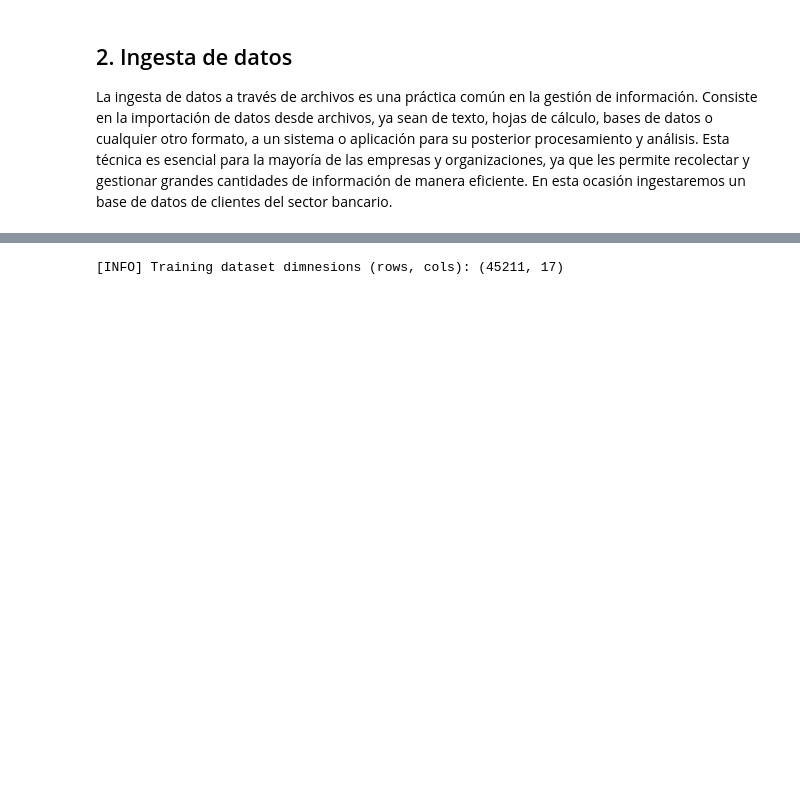
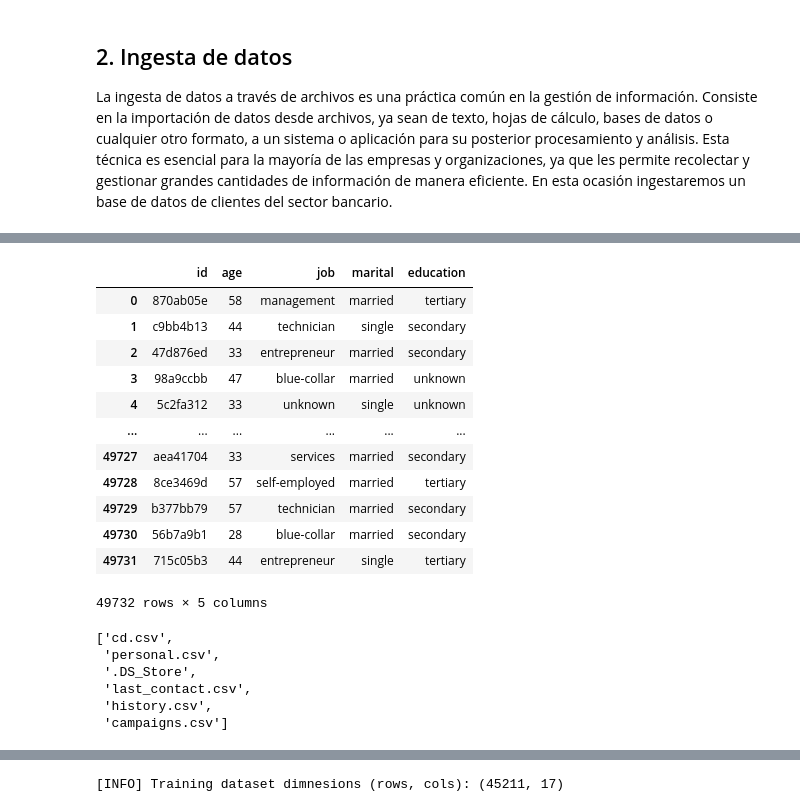
Before and after one commit to joefavergel/pbs-enae-python-beginners-course, a Jupyter notebook: 5-python-data-engineering.ipynb, the cells around one changed output, grey strips where cells are left out. Saved outputs shown, nothing was run; the diff lists cells and outputs as text; code cells hidden in the pictures; blank space fills up the shorter version.

```diff
--- a/5-python-data-engineering.ipynb
+++ b/5-python-data-engineering.ipynb
@@ -163,0 +155,28 @@ Requirement already satisfied: six>=1.5 in /Users/joefaver/anaconda3/envs/pbs/li
+# %%
+personal = pd.read_csv("datasets/splitted-banking-marketing-targets/personal.csv")
+personal
+# %% [output]
+|  | id | age | job | marital | education |
+| 0 | 870ab05e | 58 | management | married | tertiary |
+| 1 | c9bb4b13 | 44 | technician | single | secondary |
+| 2 | 47d876ed | 33 | entrepreneur | married | secondary |
+| 3 | 98a9ccbb | 47 | blue-collar | married | unknown |
+| 4 | 5c2fa312 | 33 | unknown | single | unknown |
+| ... | ... | ... | ... | ... | ... |
+| 49727 | aea41704 | 33 | services | married | secondary |
+| 49728 | 8ce3469d | 57 | self-employed | married | tertiary |
+| 49729 | b377bb79 | 57 | technician | married | secondary |
+| 49730 | 56b7a9b1 | 28 | blue-collar | married | secondary |
+| 49731 | 715c05b3 | 44 | entrepreneur | single | tertiary |
+49732 rows × 5 columns
+# %%
+import os
+
+os.listdir("datasets/splitted-banking-marketing-targets/")
+# %% [output]
+['cd.csv',
+ 'personal.csv',
+ '.DS_Store',
+ 'last_contact.csv',
+ 'history.csv',
+ 'campaigns.csv']
```
Also changed, not shown: parts of 14 cells of this notebook.
